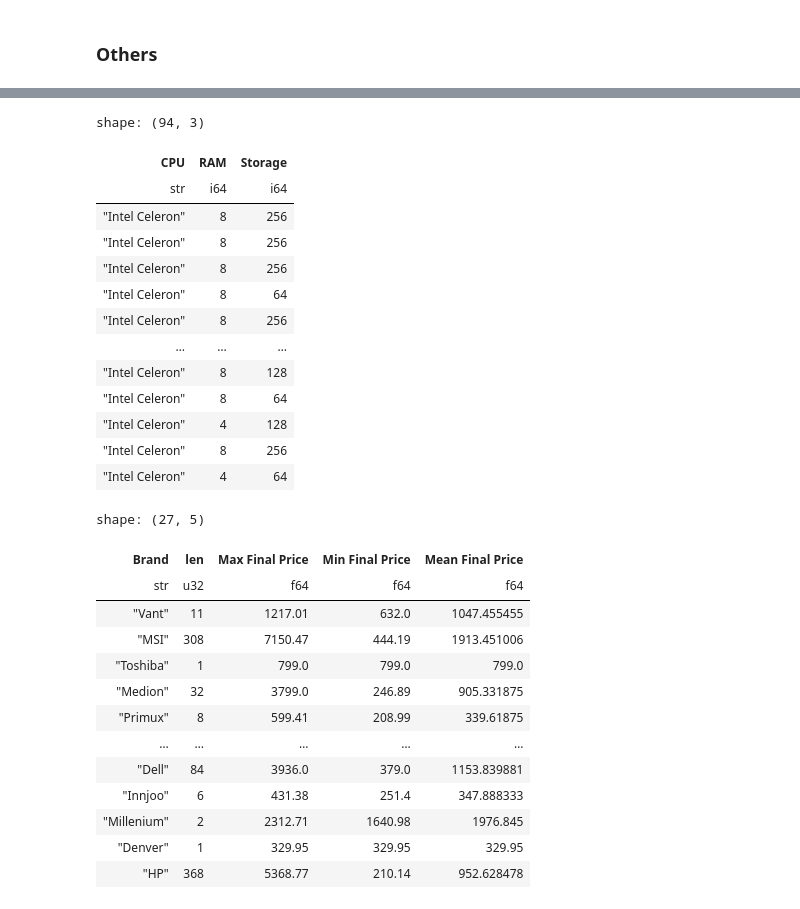
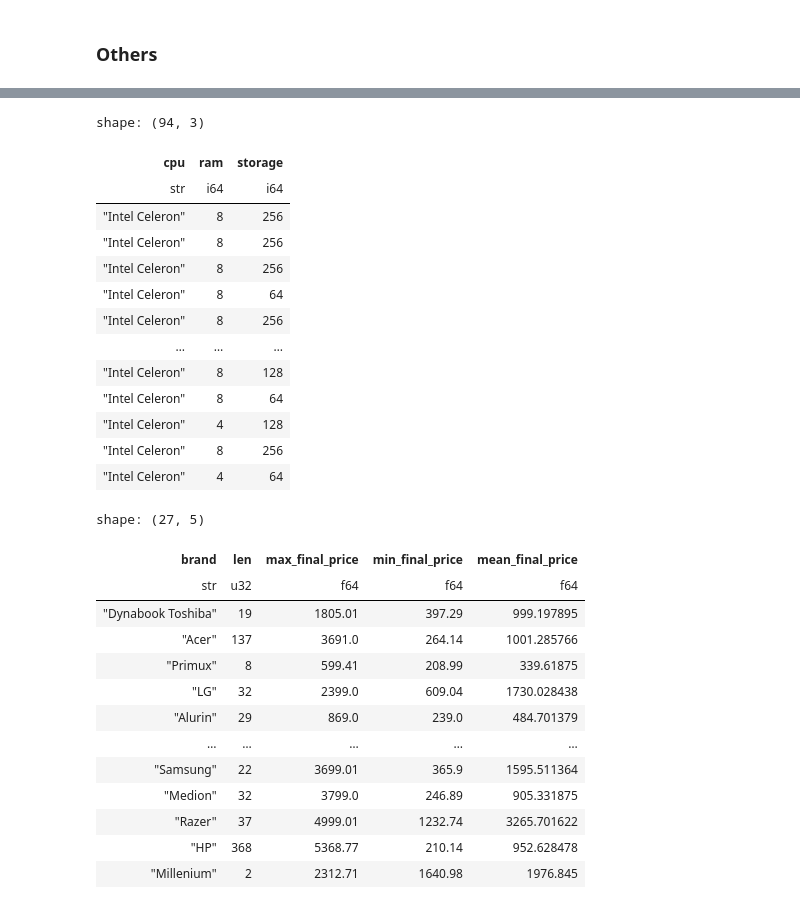
Before and after one commit to NikkiSatmaka/ml-zoomcamp, a Jupyter notebook: notebooks/homework_01.ipynb, the cells around one changed output, grey strips where cells are left out. Saved outputs shown, nothing was run; the diff lists cells and outputs as text; code cells hidden in the pictures.

```diff
--- a/notebooks/homework_01.ipynb
+++ b/notebooks/homework_01.ipynb
@@ -22,6 +22,7 @@ Polars version: 1.7.1
 # %%
 csv_uri = "https://raw.githubusercontent.com/alexeygrigorev/datasets/master/laptops.csv"
 df = load_data(csv_uri, DATA_DIR)
+df = clean_column_names(df)
 # %% [markdown]
 ### 2. Records count
 # %%
@@ -215,10 +216,10 @@ shape: (5, 12)
 | "MSI Katana GF66 12UC-082XES In… | "New" | "MSI" | "Katana" | "Intel Core i7" | 16 | 1000 | "SSD" | "RTX 3050" | 15.6 | "No" | ... |
 | "HP 15S-FQ5085NS Intel Core i5-… | "New" | "HP" | "15S" | "Intel Core i5" | 16 | 512 | "SSD" | null | 15.6 | "No" | ... |
 # %%
-df.select(pl.col("CPU", "RAM", "Storage")).filter(pl.col("CPU").str.contains("Celeron"))
+df.select(pl.col("cpu", "ram", "storage")).filter(pl.col("cpu").str.contains("Celeron"))
 # %% [output]
 shape: (94, 3)
-| CPU | RAM | Storage |
+| cpu | ram | storage |
 | str | i64 | i64 |
 | "Intel Celeron" | 8 | 256 |
 | "Intel Celeron" | 8 | 256 |
@@ -232,26 +233,26 @@ shape: (94, 3)
 | "Intel Celeron" | 8 | 256 |
 | "Intel Celeron" | 4 | 64 |
 # %%
-df.group_by(pl.col("Brand")).agg(
+df.group_by(pl.col("brand")).agg(
     pl.len(),
-    pl.col("Final Price").max().alias("Max Final Price"),
-    pl.col("Final Price").min().alias("Min Final Price"),
-    pl.col("Final Price").mean().alias("Mean Final Price"),
+    pl.col("final_price").max().alias("max_final_price"),
+    pl.col("final_price").min().alias("min_final_price"),
+    pl.col("final_price").mean().alias("mean_final_price"),
 )
 # %% [output]
 shape: (27, 5)
-| Brand | len | Max Final Price | Min Final Price | Mean Final Price |
+| brand | len | max_final_price | min_final_price | mean_final_price |
 | str | u32 | f64 | f64 | f64 |
-| "Vant" | 11 | 1217.01 | 632.0 | 1047.455455 |
-| "MSI" | 308 | 7150.47 | 444.19 | 1913.451006 |
-| "Toshiba" | 1 | 799.0 | 799.0 | 799.0 |
+| "Dynabook Toshiba" | 19 | 1805.01 | 397.29 | 999.197895 |
+| "Acer" | 137 | 3691.0 | 264.14 | 1001.285766 |
+| "Primux" | 8 | 599.41 | 208.99 | 339.61875 |
+| "LG" | 32 | 2399.0 | 609.04 | 1730.028438 |
+| "Alurin" | 29 | 869.0 | 239.0 | 484.701379 |
+| … | … | … | … | … |
+| "Samsung" | 22 | 3699.01 | 365.9 | 1595.511364 |
 | "Medion" | 32 | 3799.0 | 246.89 | 905.331875 |
-| "Primux" | 8 | 599.41 | 208.99 | 339.61875 |
-| … | … | … | … | … |
-| "Dell" | 84 | 3936.0 | 379.0 | 1153.839881 |
-| "Innjoo" | 6 | 431.38 | 251.4 | 347.888333 |
+| "Razer" | 37 | 4999.01 | 1232.74 | 3265.701622 |
+| "HP" | 368 | 5368.77 | 210.14 | 952.628478 |
 | "Millenium" | 2 | 2312.71 | 1640.98 | 1976.845 |
-| "Denver" | 1 | 329.95 | 329.95 | 329.95 |
-| "HP" | 368 | 5368.77 | 210.14 | 952.628478 |
 # %%
 df.select(
```
Also changed, not shown: parts of 14 cells of this notebook.
